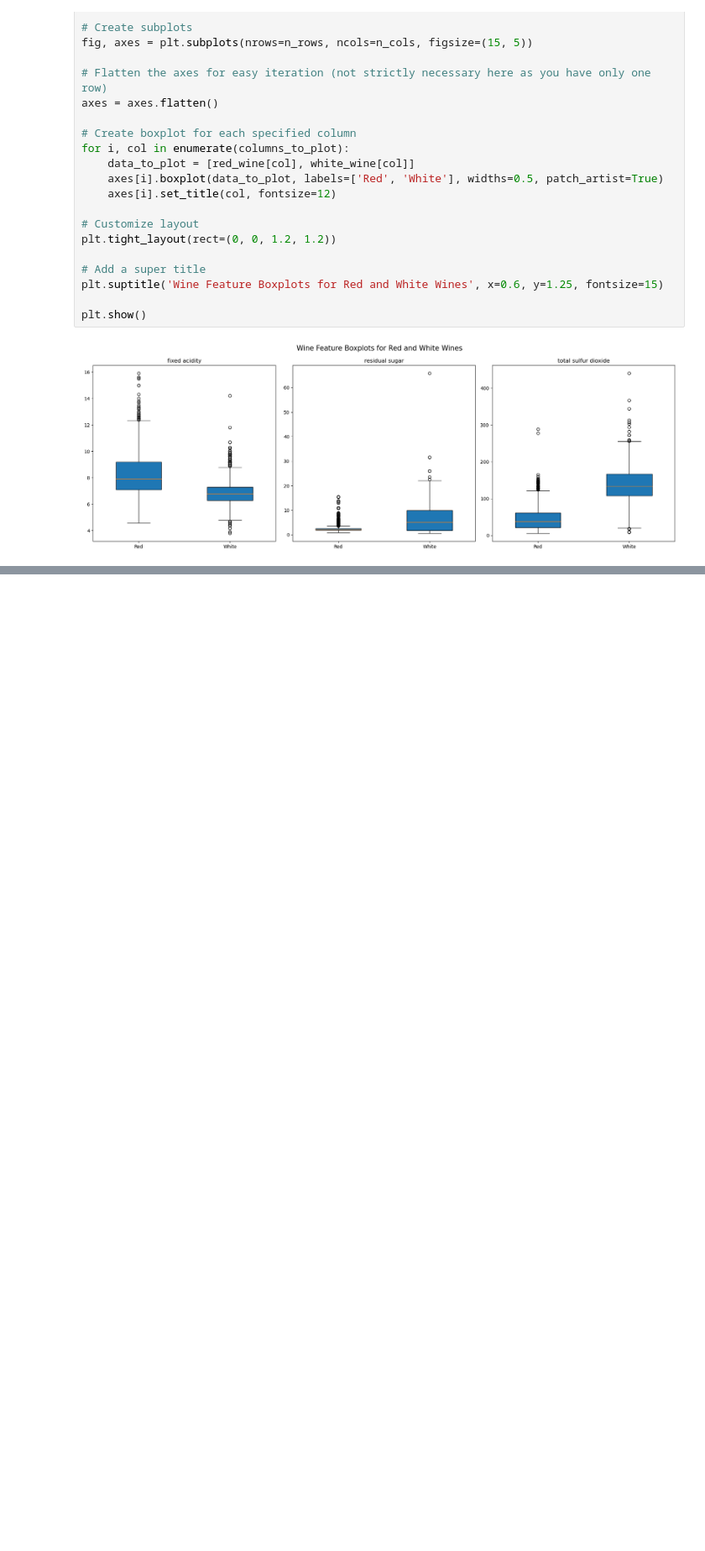
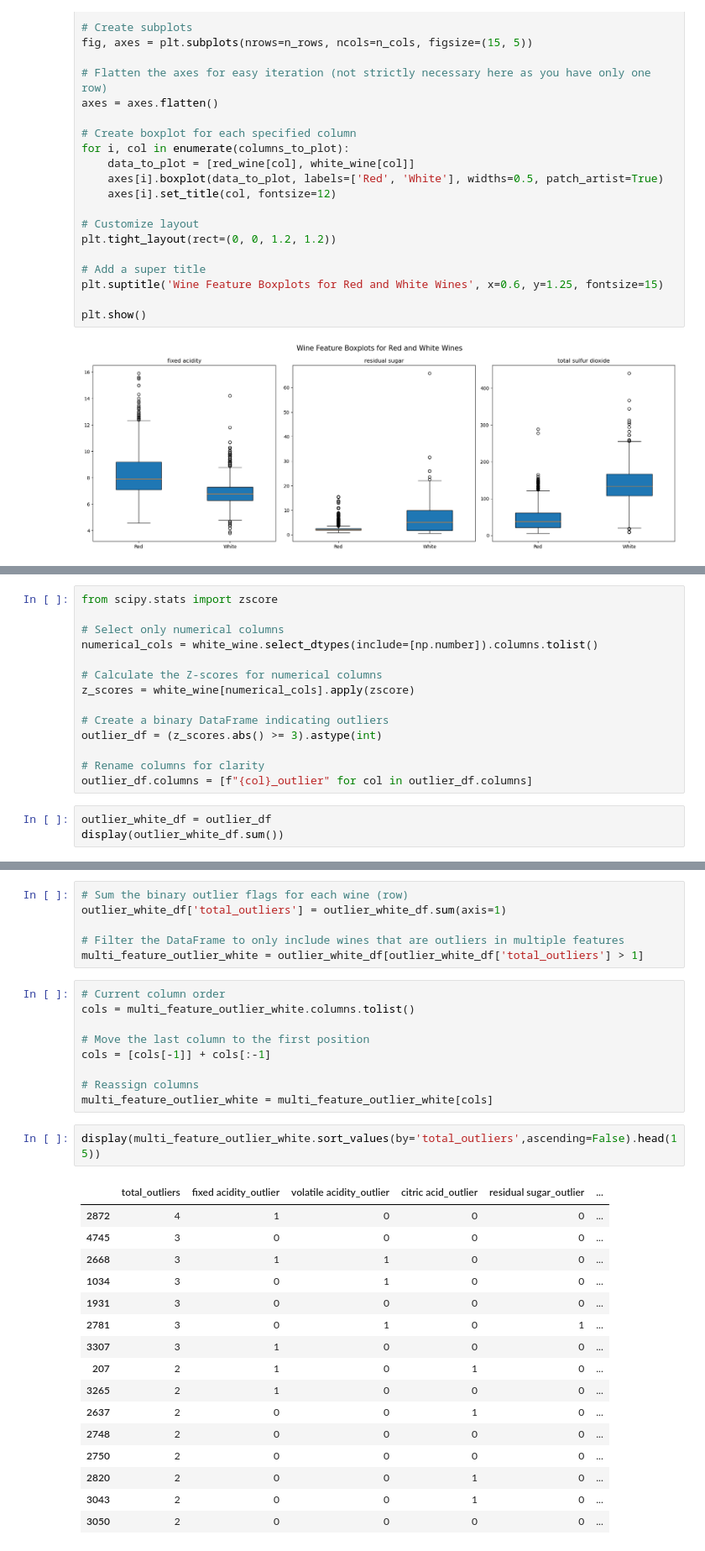
Before and after one commit to Paul-Sabin/BlueBerry-Winery, a Jupyter notebook: EDA_wine.ipynb, the cells around one changed output, grey strips where cells are left out. Shown at 84% size. Cells and saved outputs as stored; diff of their text form; blank space fills up the shorter version.

Commit message:
Added overview of outliers

```diff
--- a/EDA_wine.ipynb
+++ b/EDA_wine.ipynb
@@ -563,0 +548,17 @@ plt.show()
+# %%
+from scipy.stats import zscore
+
+# Select only numerical columns
+numerical_cols = white_wine.select_dtypes(include=[np.number]).columns.tolist()
+
+# Calculate the Z-scores for numerical columns
+z_scores = white_wine[numerical_cols].apply(zscore)
+
+# Create a binary DataFrame indicating outliers
+outlier_df = (z_scores.abs() >= 3).astype(int)
+
+# Rename columns for clarity
+outlier_df.columns = [f"{col}_outlier" for col in outlier_df.columns]
+# %%
+outlier_white_df = outlier_df
+display(outlier_white_df.sum())
@@ -563,0 +579,34 @@ plt.show()
+# %%
+# Sum the binary outlier flags for each wine (row)
+outlier_white_df['total_outliers'] = outlier_white_df.sum(axis=1)
+
+# Filter the DataFrame to only include wines that are outliers in multiple features
+multi_feature_outlier_white = outlier_white_df[outlier_white_df['total_outliers'] > 1]
+# %%
+# Current column order
+cols = multi_feature_outlier_white.columns.tolist()
+
+# Move the last column to the first position
+cols = [cols[-1]] + cols[:-1]
+
+# Reassign columns
+multi_feature_outlier_white = multi_feature_outlier_white[cols]
+# %%
+display(multi_feature_outlier_white.sort_values(by='total_outliers',ascending=False).head(15))
+# %% [output]
+|  | total_outliers | fixed acidity_outlier | volatile acidity_outlier | citric acid_outlier | residual sugar_outlier | ... |
+| 2872 | 4 | 1 | 0 | 0 | 0 | ... |
+| 4745 | 3 | 0 | 0 | 0 | 0 | ... |
+| 2668 | 3 | 1 | 1 | 0 | 0 | ... |
+| 1034 | 3 | 0 | 1 | 0 | 0 | ... |
+| 1931 | 3 | 0 | 0 | 0 | 0 | ... |
+| 2781 | 3 | 0 | 1 | 0 | 1 | ... |
+| 3307 | 3 | 1 | 0 | 0 | 0 | ... |
+| 207 | 2 | 1 | 0 | 1 | 0 | ... |
+| 3265 | 2 | 1 | 0 | 0 | 0 | ... |
+| 2637 | 2 | 0 | 0 | 1 | 0 | ... |
+| 2748 | 2 | 0 | 0 | 0 | 0 | ... |
+| 2750 | 2 | 0 | 0 | 0 | 0 | ... |
+| 2820 | 2 | 0 | 0 | 1 | 0 | ... |
+| 3043 | 2 | 0 | 0 | 1 | 0 | ... |
+| 3050 | 2 | 0 | 0 | 0 | 0 | ... |
```
Also changed, not shown: parts of 5 cells of this notebook, 3 other files.
